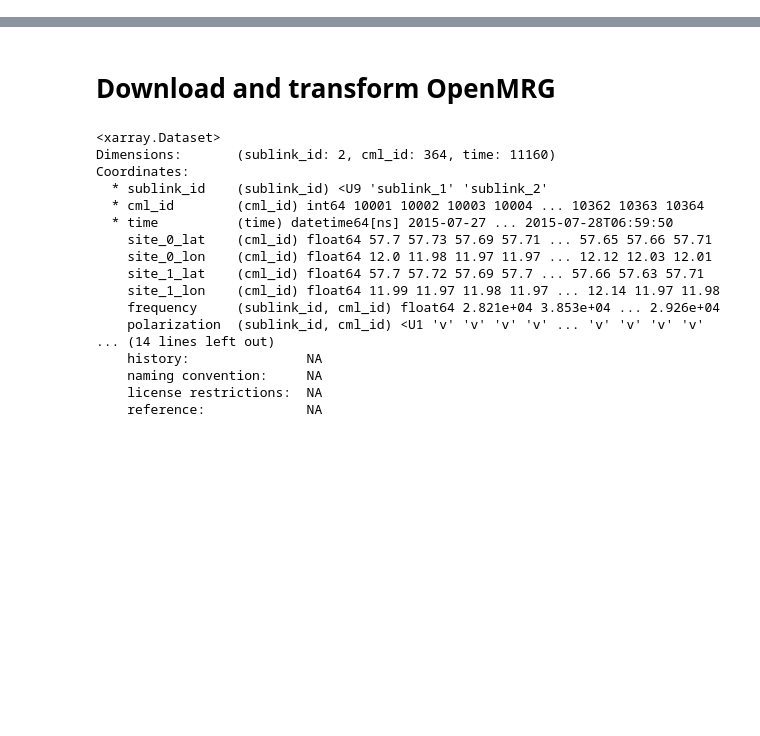
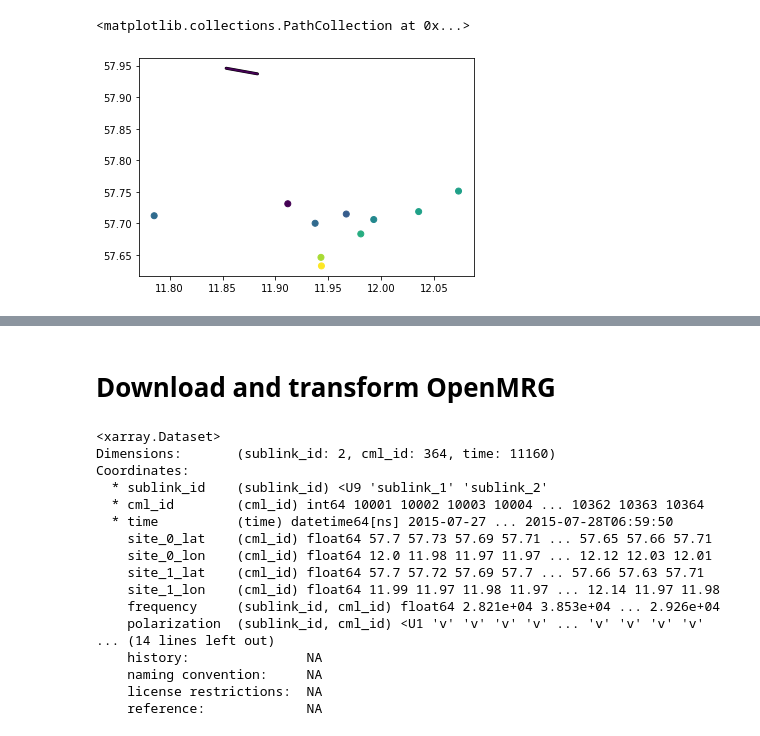
Before and after one commit to cchwala/ragali_prototype, a Jupyter notebook: notebooks/dev_notebooks/christian_dev.ipynb, the cells around one changed output, grey strips where cells are left out. Saved outputs shown, nothing was run; the diff lists cells and outputs as text; code cells hidden in the pictures; blank space fills up the shorter version.

```diff
--- a/notebooks/dev_notebooks/christian_dev.ipynb
+++ b/notebooks/dev_notebooks/christian_dev.ipynb
@@ -8,0 +186,3 @@ import get_datasets
+# %%
+gauge_distance_per_cml = get_gauge_distance_per_cml(ds_cml, ds_gauge)
+gauge_distance_per_cml
@@ -8,0 +277,20 @@ import get_datasets
+# %%
+ds_cmls = ds_cml
+
+closest_gauge = xr.Dataset(
+    data_vars={
+        'distance': (
+            ('cml_id', 'n_closest'),
+            np.sort(gauge_distance_per_cml, axis=1)
+        ),
+        'station_id': (
+            ('cml_id', 'n_closest'),
+            gauge_distance_per_cml.station_id.values[np.argsort(gauge_distance_per_cml)]
+        ),
+    },
+    coords={
+        'cml_id': ds_cmls.cml_id.values,
+    },
+)
+
+closest_gauge
@@ -8,0 +306,17 @@ import get_datasets
+# %%
+i = 260
+
+plot_map.scatter_line(
+    ds_cmls.isel(cml_id=[i, ]).isel(sublink_id=0).rsl.isel(time=0), vmin=0, vmax=1,
+)
+
+#closest_gauge.isel(cml_id=0).station_id
+
+ds_gauges_closest = ds_gauge.sel(station_id=closest_gauge.isel(cml_id=i).station_id.values[:10])
+
+
+#plt.scatter(ds_gauges_closest.lon, ds_gauges_closest.lat)
+plt.scatter(ds_gauges_closest.lon, ds_gauges_closest.lat, c=closest_gauge.isel(cml_id=i).distance)
+# %% [output]
+<matplotlib.collections.PathCollection at 0x...>
+[figure, added]
```
Also changed, not shown: parts of 34 cells of this notebook, 1 other file.
